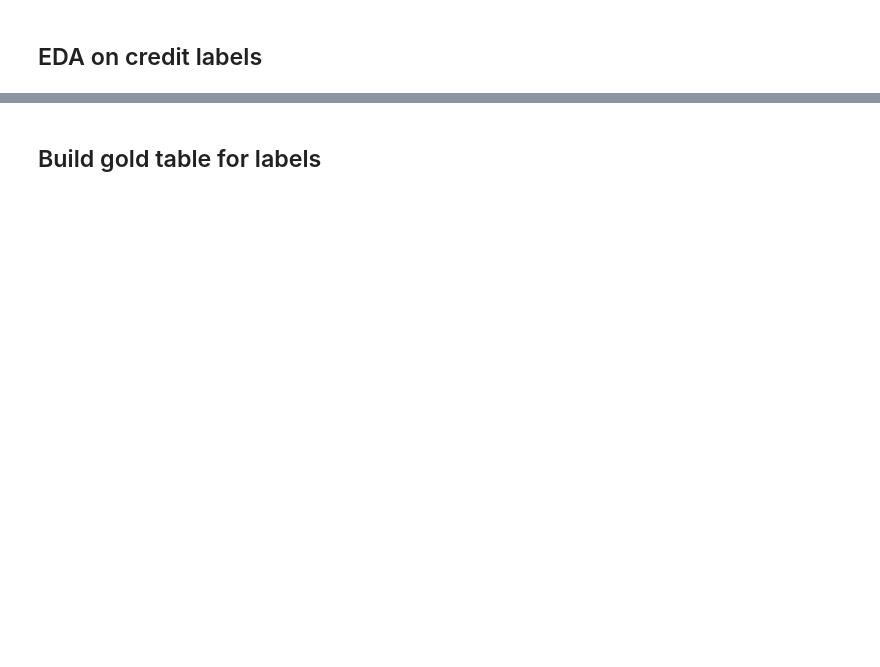
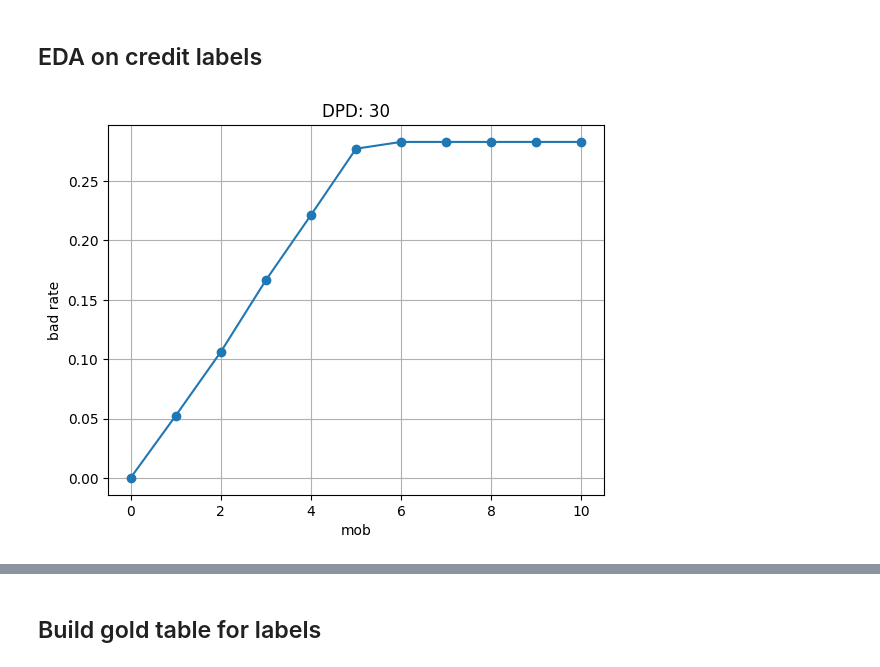
Before and after one commit to ValentinaVidot/MITB_MLE, a Jupyter notebook: data_processing_main.ipynb, the cells around one changed output, grey strips where cells are left out. Cells and saved outputs as stored; diff of their text form; code cells hidden in the pictures; blank space fills up the shorter version.

```diff
--- a/data_processing_main.ipynb
+++ b/data_processing_main.ipynb
@@ -102,42 +333,31 @@ utils.data_processing_silver_table.process_silver_table(date_str, bronze_lms_dir
 # %%
 # set dpd label definition
 dpd = 30
 
-# Path to the folder containing CSV files
 folder_path = silver_loan_daily_directory
-
-# Read all CSV files into a single DataFrame
 files_list = [folder_path+os.path.basename(f) for f in glob.glob(os.path.join(folder_path, '*'))]
 df = spark.read.option("header", "true").parquet(*files_list)
 
 # filter only completed loans
 df = df.filter(col("loan_start_date") < datetime.strptime("2024-01-01", "%Y-%m-%d"))
 
 # create dpd flag if more than dpd
 df = df.withColumn("dpd_flag", F.when(col("dpd") >= dpd, 1).otherwise(0))
 
 # actual bads
 actual_bads_df = df.filter(col("installment_num") == 10)
 
-# prepare for analysis
-# df = df.filter(col("installment_num") < 10)
-
 # visualise bad rate
 pdf = df.toPandas()
+grouped = pdf.groupby('mob')['dpd_flag'].mean().sort_index()
 
-# Group by col_A and count occurrences in col_B
-grouped = pdf.groupby('mob')['dpd_flag'].mean()
-
-# Sort the index (x-axis) of the grouped DataFrame
-grouped = grouped.sort_index()
-
-# Plotting
 grouped.plot(kind='line', marker='o')
-
 plt.title('DPD: '+ str(dpd))
 plt.xlabel('mob')
 plt.ylabel('bad rate')
 plt.grid(True)
 plt.show()
+# %% [output]
+[figure, added]
 # %%
 df.show()
```
Also changed, not shown: parts of 31 cells of this notebook, 2 other files.
